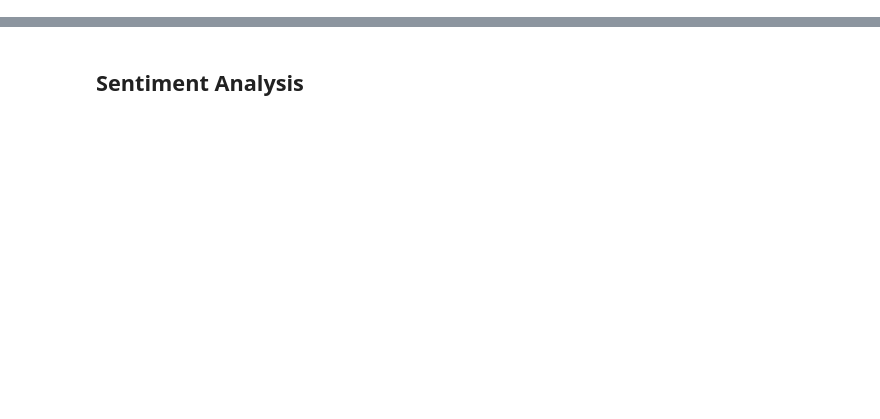
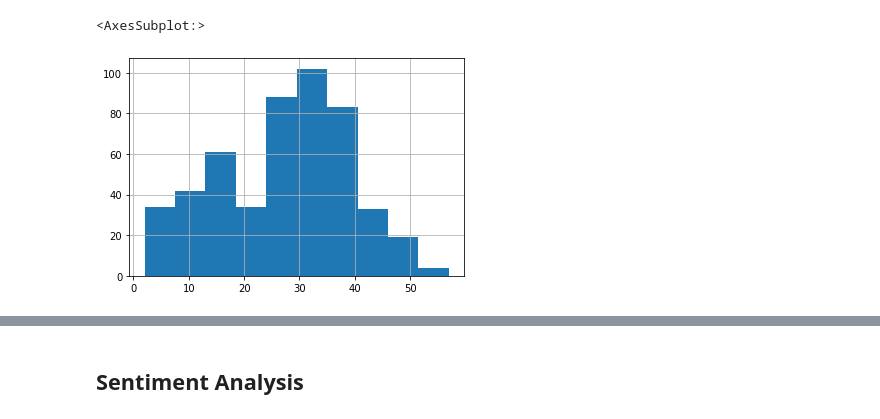
Before and after one commit to JoshuaBonacorsi/TwitterWebMining, a Jupyter notebook: project.ipynb, the cells around one changed output, grey strips where cells are left out. Drawn from its saved outputs; the diff is of its cells as text; code cells hidden in the pictures; blank space fills up the shorter version.

```diff
--- a/project.ipynb
+++ b/project.ipynb
@@ -256,0 +217,7 @@ plt.ylabel('Number of tweets in bin')
+# %%
+# Nb of words per tweet hist
+
+df['text'].str.split().map(lambda x: len(x)).hist()
+# %% [output]
+<AxesSubplot:>
+[figure, added]
```
Also changed, not shown: parts of 77 cells of this notebook.
